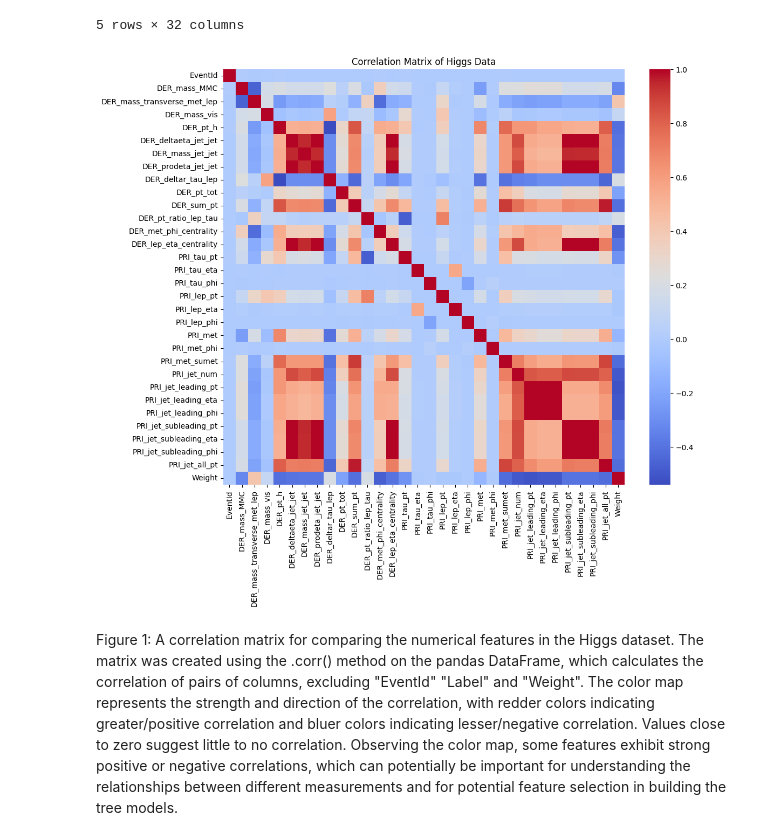
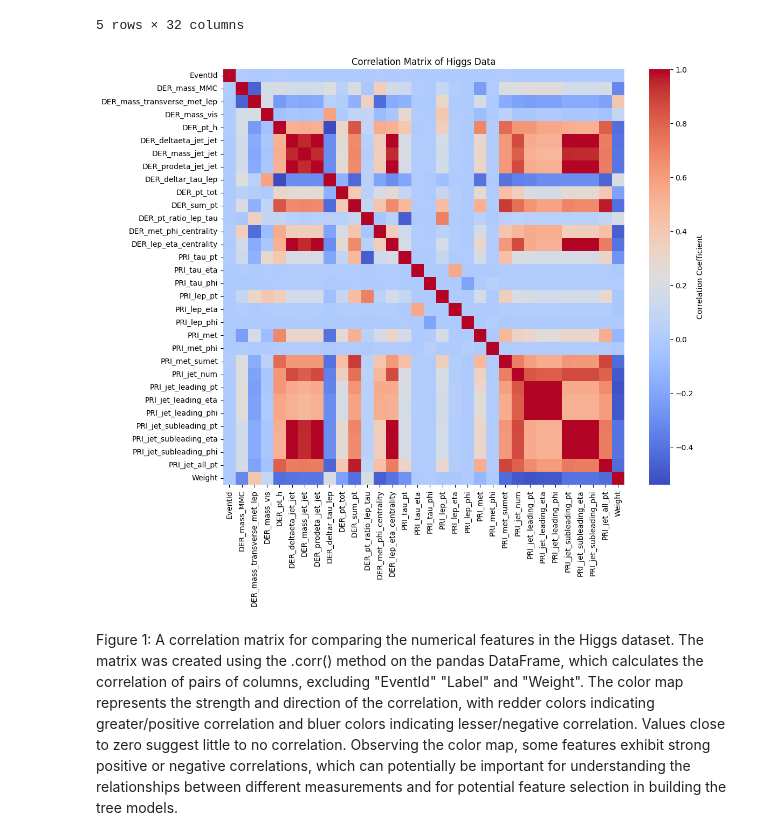
Before and after one commit to jarrodsb/DSPS_JBieber, a Jupyter notebook: HW8/higgsbosonSearch_Bieber_dsps25.ipynb, the cells around one changed output. Drawn from its saved outputs; the diff is of its cells as text; code cells hidden in the pictures.

```diff
--- a/HW8/higgsbosonSearch_Bieber_dsps25.ipynb
+++ b/HW8/higgsbosonSearch_Bieber_dsps25.ipynb
@@ -255,11 +255,11 @@ display(correlation_matrix.head())
 5 rows × 32 columns
 # %%
 plt.figure(figsize=(12, 10))
-sns.heatmap(correlation_matrix, cmap='coolwarm', annot=False)
+sns.heatmap(correlation_matrix, cmap='coolwarm', annot=False, cbar_kws={'label': 'Correlation Coefficient'})
 plt.title('Correlation Matrix of Higgs Data')
 plt.show()
 # %% [output]
-[figure, old version]
+[figure, new version]
 # %% [markdown]
 Figure 1: A correlation matrix for comparing the numerical features in the Higgs dataset. The matrix was created using the .corr() method on the pandas DataFrame, which calculates the correlation of pairs of columns, excluding "EventId" "Label" and "Weight". The color map represents the strength and direction of the correlation, with redder colors indicating greater/positive correlation and bluer colors indicating lesser/negative correlation. Values close to zero suggest little to no correlation. Observing the color map, some features exhibit strong positive or negative correlations, which can potentially be important for understanding the relationships between different measurements and for potential feature selection in building the tree models.
 # %%
```
Also changed, not shown: parts of 18 cells of this notebook.
